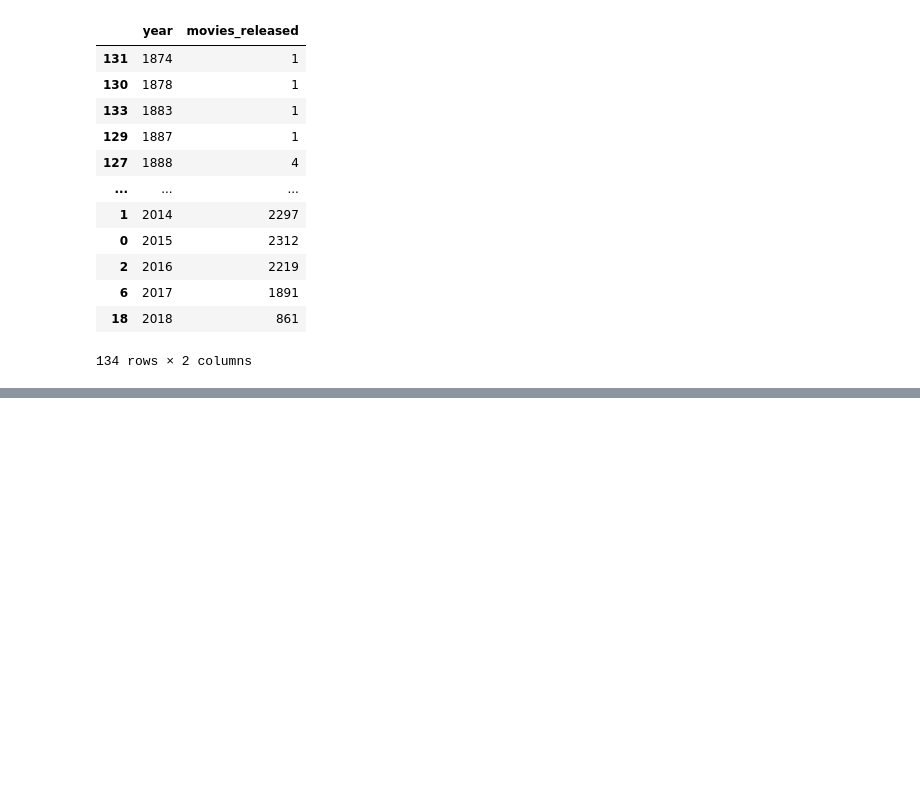
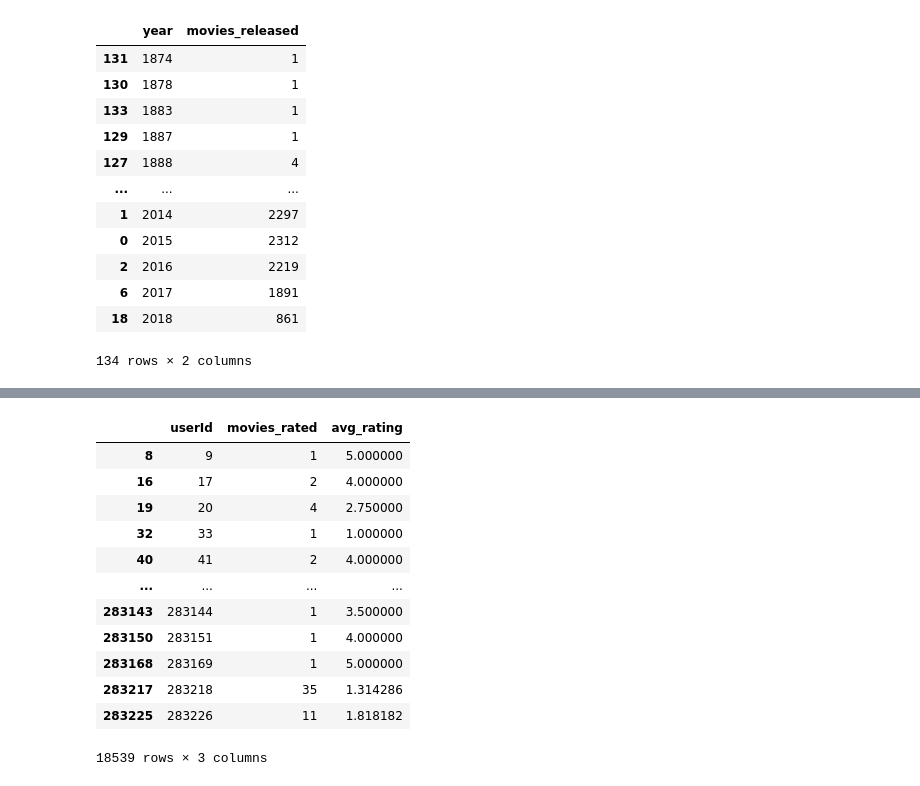
Before and after one commit to Razjoh/Machine-learning-Rasmus-Johansson, a Jupyter notebook: Labb/EDA.ipynb, the cells around one changed output, grey strips where cells are left out. Saved outputs shown, nothing was run; the diff lists cells and outputs as text; code cells hidden in the pictures; blank space fills up the shorter version.

Commit message:
made dataframe for user moviesrated and avg rating

```diff
--- a/Labb/EDA.ipynb
+++ b/Labb/EDA.ipynb
@@ -218,0 +231,3 @@ ax.xaxis.set_major_locator(plt.MaxNLocator(80));
+# %%
+ratinges_per_user = df_ratings.groupby("userId")["movieId"].count().reset_index(name="movies_rated")
+ratinges_per_user
@@ -218,0 +248,3 @@ ax.xaxis.set_major_locator(plt.MaxNLocator(80));
+# %%
+avg_rating_user = df_ratings.groupby("userId")["rating"].mean().reset_index(name="avg_rating")
+avg_rating_user
@@ -218,0 +265,3 @@ ax.xaxis.set_major_locator(plt.MaxNLocator(80));
+# %%
+users_info = ratinges_per_user.join(avg_rating_user.set_index("userId"), on="userId")
+users_info.head()
@@ -218,0 +287,16 @@ ax.xaxis.set_major_locator(plt.MaxNLocator(80));
+# %%
+users_info.query("movies_rated < 5 or avg_rating < 2")
+# %% [output]
+|  | userId | movies_rated | avg_rating |
+| 8 | 9 | 1 | 5.000000 |
+| 16 | 17 | 2 | 4.000000 |
+| 19 | 20 | 4 | 2.750000 |
+| 32 | 33 | 1 | 1.000000 |
+| 40 | 41 | 2 | 4.000000 |
+| ... | ... | ... | ... |
+| 283143 | 283144 | 1 | 3.500000 |
+| 283150 | 283151 | 1 | 4.000000 |
+| 283168 | 283169 | 1 | 5.000000 |
+| 283217 | 283218 | 35 | 1.314286 |
+| 283225 | 283226 | 11 | 1.818182 |
+18539 rows × 3 columns
```
Also changed, not shown: parts of 7 cells of this notebook.
